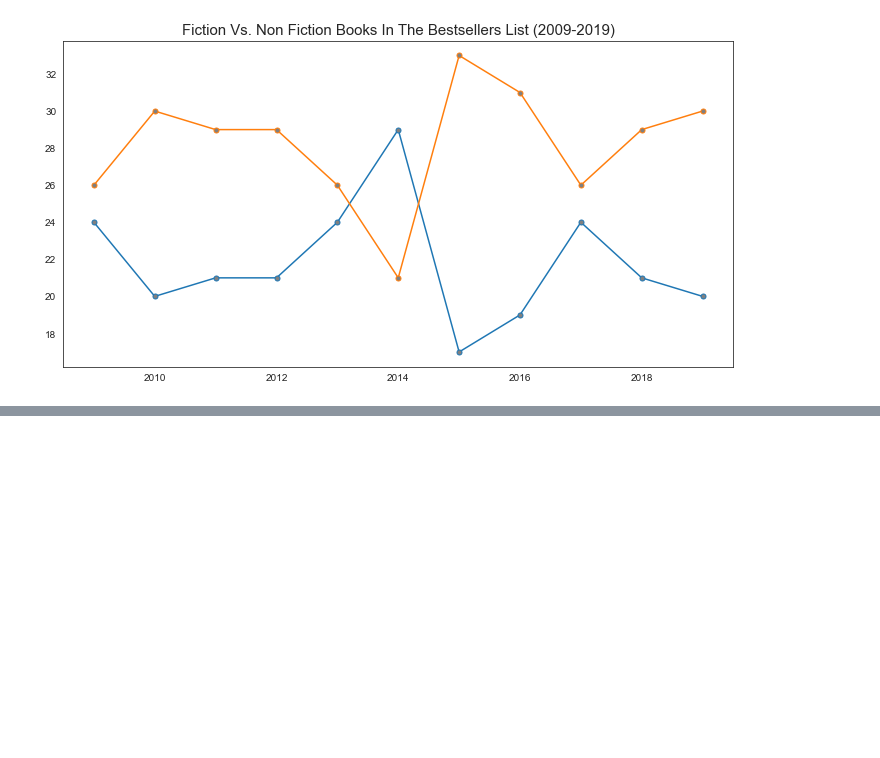
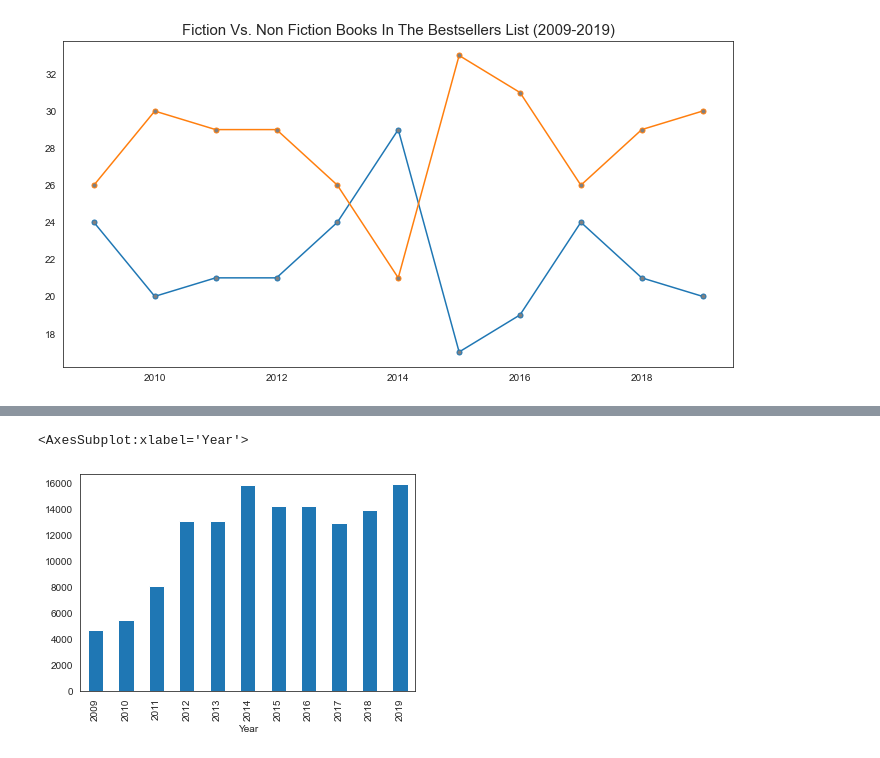
Before and after one commit to kav09/Analysis_of_Best_Selling_Books, a Jupyter notebook: notebook.ipynb, the cells around one changed output, grey strips where cells are left out. Saved outputs shown, nothing was run; the diff lists cells and outputs as text; code cells hidden in the pictures; blank space fills up the shorter version.

```diff
--- a/notebook.ipynb
+++ b/notebook.ipynb
@@ -485,5 +545,5 @@ list(booklist.index.unique())
 # %%
-booklist['Price'] = booklist['Price'].map(lambda price : price*75)
-booklist['Price'].head(20).sort_values(ascending = False)
+#booklist['Price'] = booklist['Price'].map(lambda price : price*75)
+#booklist['Price'].head(50).sort_values(ascending = False)
 # %% [output]
 Name
@@ -536,0 +655,5 @@ plt.show()
+# %%
+booklist.groupby('Year').mean()['Reviews'].plot(kind = 'bar')
+# %% [output]
+<AxesSubplot:xlabel='Year'>
+[figure, added]
```
Also changed, not shown: parts of 12 cells of this notebook, 7 other files.
